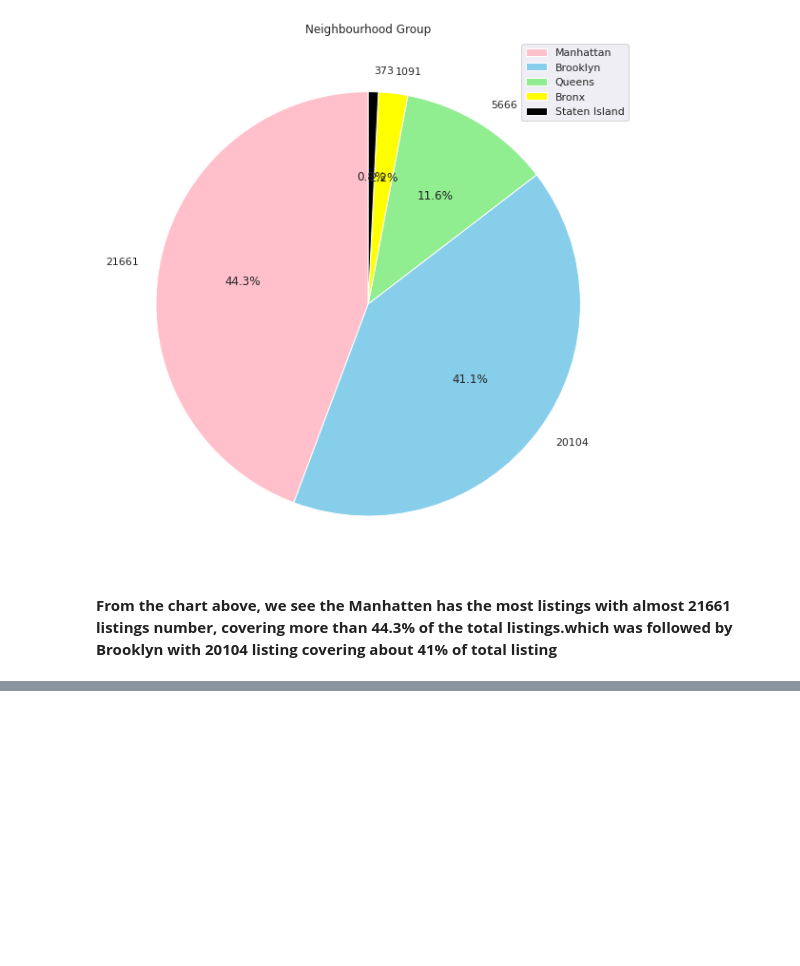
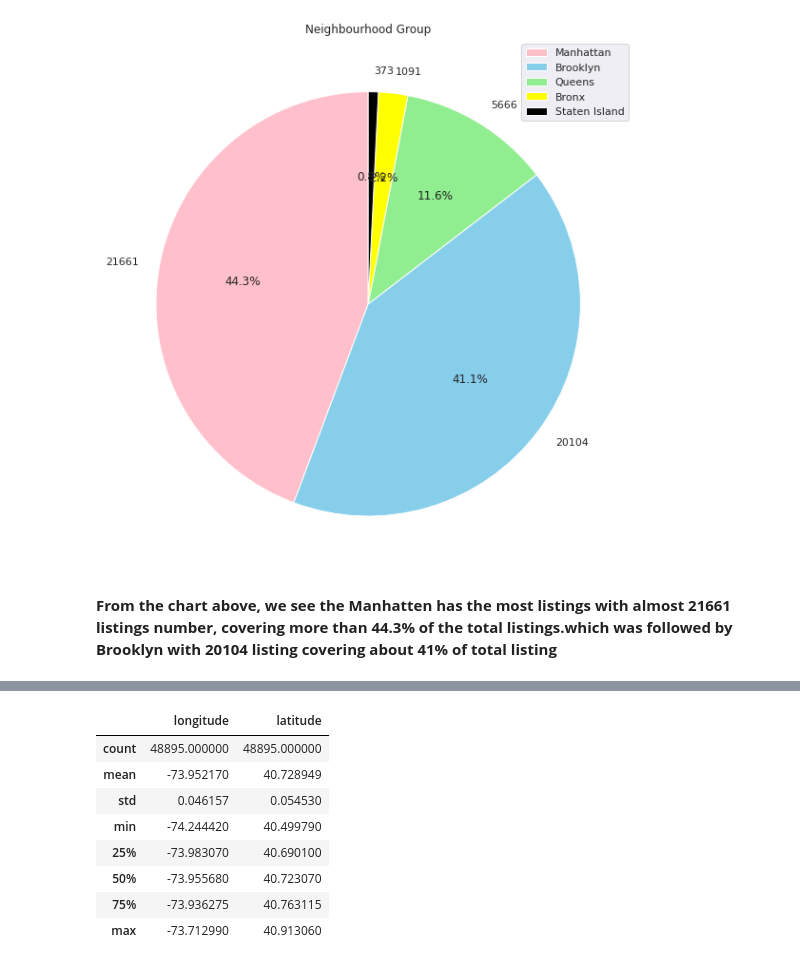
Before and after one commit to Shubhampatil555/Airbnb-booking-data-analysis, a Jupyter notebook: EDA_of_Airbnb_data_analysis_capstone_project.ipynb, the cells around one changed output, grey strips where cells are left out. Cells and saved outputs as stored; diff of their text form; code cells hidden in the pictures; blank space fills up the shorter version.

```diff
--- a/EDA_of_Airbnb_data_analysis_capstone_project.ipynb
+++ b/EDA_of_Airbnb_data_analysis_capstone_project.ipynb
@@ -327,0 +331,13 @@ plt.show()
+# %%
+coord = airbnb.loc[:,['longitude','latitude']]
+coord.describe()
+# %% [output]
+|  | longitude | latitude |
+| count | 48895.000000 | 48895.000000 |
+| mean | -73.952170 | 40.728949 |
+| std | 0.046157 | 0.054530 |
+| min | -74.244420 | 40.499790 |
+| 25% | -73.983070 | 40.690100 |
+| 50% | -73.955680 | 40.723070 |
+| 75% | -73.936275 | 40.763115 |
+| max | -73.712990 | 40.913060 |
```
Also changed, not shown: parts of 6 cells of this notebook.
